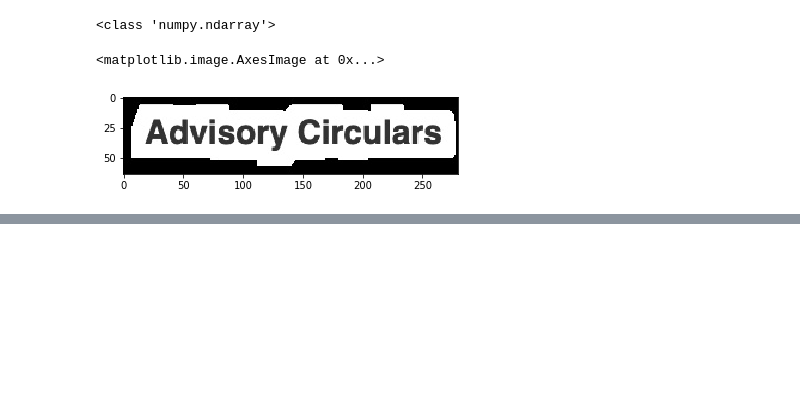
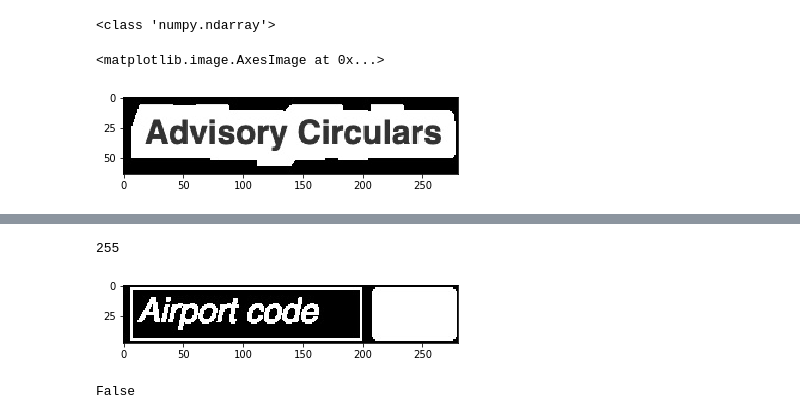
Before and after one commit to WaleedHashmi/JS-Cleaner, a Jupyter notebook: Comparison/Untitled.ipynb, the cells around one changed output, grey strips where cells are left out. Saved outputs shown, nothing was run; the diff lists cells and outputs as text; code cells hidden in the pictures; blank space fills up the shorter version.

```diff
--- a/Comparison/Untitled.ipynb
+++ b/Comparison/Untitled.ipynb
@@ -298,0 +381,12 @@ plt.imshow (crop)
+# %%
+comp = np.asarray(Image.open("components/faa-gov/screenshotdiv-class-twoColumn/0/3.jpg").convert('RGB'))
+plt.imshow(comp)
+print (np.amax(comp))
+# %% [output]
+255
+[figure, added]
+# %%
+result = find_image (reference,comp)
+print (result)
+# %% [output]
+False
```
Also changed, not shown: parts of 8 cells of this notebook, 5 other files.
